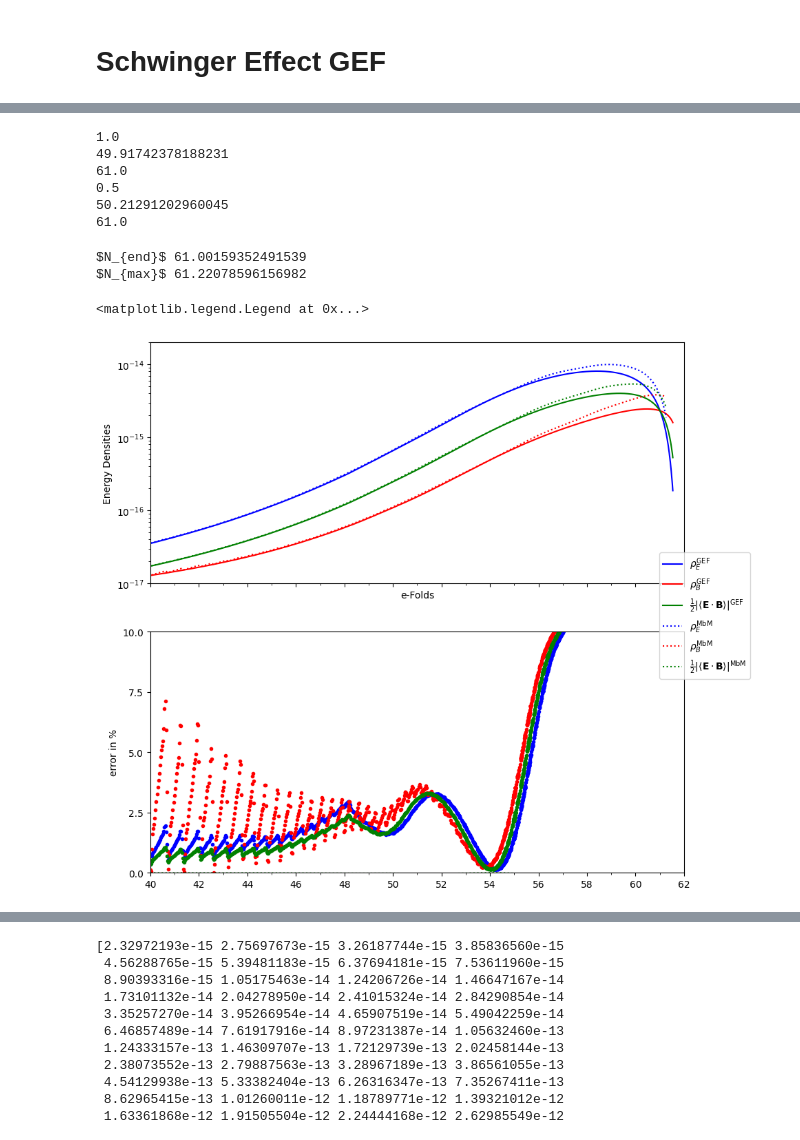
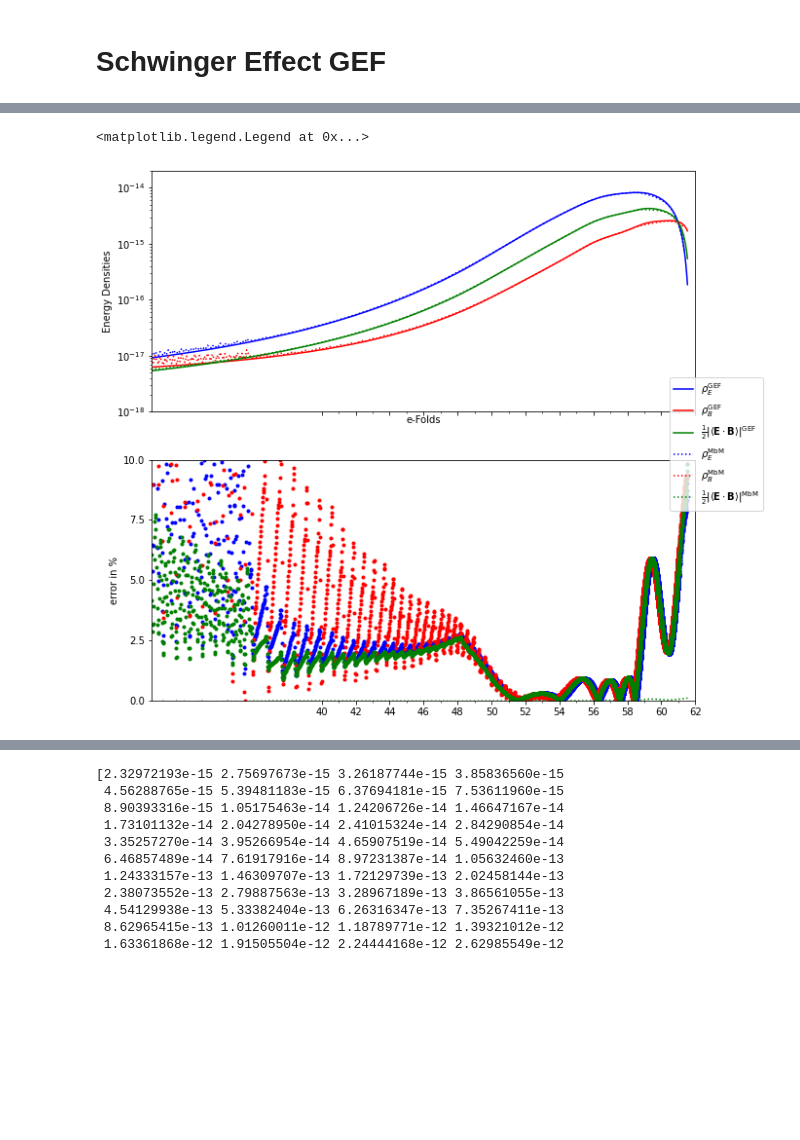
Before and after one commit to richard-von-eckardstein/GEFF, a Jupyter notebook: ModeByMode.ipynb, the cells around one changed output, grey strips where cells are left out. Saved outputs shown, nothing was run; the diff lists cells and outputs as text; code cells hidden in the pictures; blank space fills up the shorter version.

```diff
--- a/ModeByMode.ipynb
+++ b/ModeByMode.ipynb
@@ -436,7 +436,7 @@ def RunMBM(file, Nstart, EarlyModes=200, LateModes=800, cut=0.01, SE=False, AltD
 
     return ts, Ns, ks, khs, Ap, dAp, Am, dAm,
 # %%
-name = "_Beta25.0_SEmix_KDep_New_0it"
+name = "_Beta25.0_SEmix_KDep_New_1it"
 # %%
 file = "Out/GEF" + name + ".dat"
 SE=True
@@ -500,15 +485,0 @@ GMode1 = np.array(GMode)
-# %%
-NEnd, delNEnd = EndOfInflation(data["t"], np.exp(NR), data["H"])
-# %% [output]
-1.0
-49.91742378188231
-61.0
-0.5
-50.21291202960045
-61.0
-# %%
-print(r"$N_{end}$", NEnd)
-print(r"$N_{max}$", max(NR))
-# %% [output]
-$N_{end}$ 61.00159352491539
-$N_{max}$ 61.22078596156982
@@ -536,33 +522,33 @@ xticksmin = np.arange(41, 63, 2)
 yticks = 10**(-1.*np.arange(14, 17))
 
 ax[0].plot(NR, rhoE, "b", label=r"$\rho_E^{\mathrm{GEF}}$")
 ax[0].plot(NR, rhoB, "r", label=r"$\rho_B^{\mathrm{GEF}}$")
 ax[0].plot(NR, rhoG, "g", label=r"$\frac{1}{2} |\langle \mathbf{E} \cdot \mathbf{B} \rangle|^{\mathrm{GEF}}$")
 ax[0].plot(Ns, 0.5*EMode1*omega**4, "b:", label=r"$\rho_E^{\mathrm{MbM}}$")
 ax[0].plot(Ns, 0.5*BMode1*omega**4, "r:", label=r"$\rho_B^{\mathrm{MbM}}$")
 ax[0].plot(Ns, 0.5*abs(GMode1)*omega**4, "g:", label=r"$\frac{1}{2} |\langle \mathbf{E} \cdot \mathbf{B} \rangle|^{\mathrm{MbM}}$")
 #ax[0].vlines(NEnd, ymin=1e-17, ymax=2e-14, colors="k", linestyles="dotted")
-ax[0].set_ylim(1e-17, 2e-14)
-ax[0].set_xlim(40, 62)
+ax[0].set_ylim(1e-18, 2e-14)
+ax[0].set_xlim(30, 62)
 
 ax[0].set_xticks(xticks)
 ax[0].set_xticks(xticksmin, minor=True)
 ax[0].set_yticks(yticks)
 ax[0].set_ylabel("Energy Densities")
 ax[1].set_ylabel("error in %")
 ax[0].set_xlabel("e-Folds")
 ax[0].set_xlabel("e-Folds")
 ax[0].set_yscale("log")
 ax[1].plot(NR, abs(errE*100), "b.")
 ax[1].plot(NR, abs(errB*100), "r.")
 ax[1].plot(NR, abs(errG*100), "g.")
 ax[1].plot(NR, errG, "g:")
 ax[1].set_ylim(0., 10)
 #ax[1].vlines(NEnd, ymin=0, ymax=50, colors="k", linestyles="dotted")
 ax[1].set_yticks(np.arange(0,12.5,2.5))
 lines_labels = [ax[0].get_legend_handles_labels()]
 lines, labels = [sum(lol, []) for lol in zip(*lines_labels)]
 fig.legend(lines, labels, loc=5)
 # %% [output]
 <matplotlib.legend.Legend at 0x...>
-[figure, old version]
+[figure, new version]
```
Also changed, not shown: parts of 10 cells of this notebook, 2 other files.
